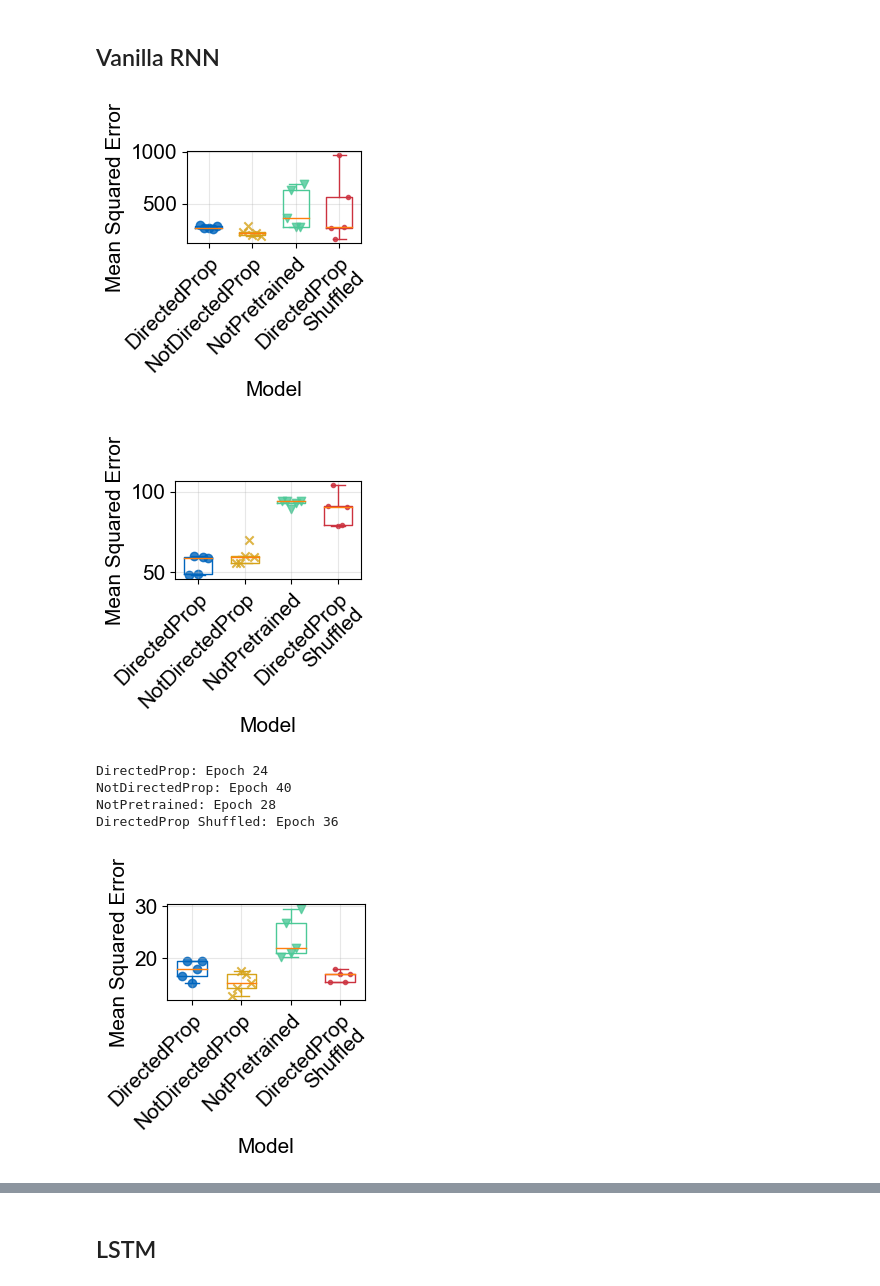
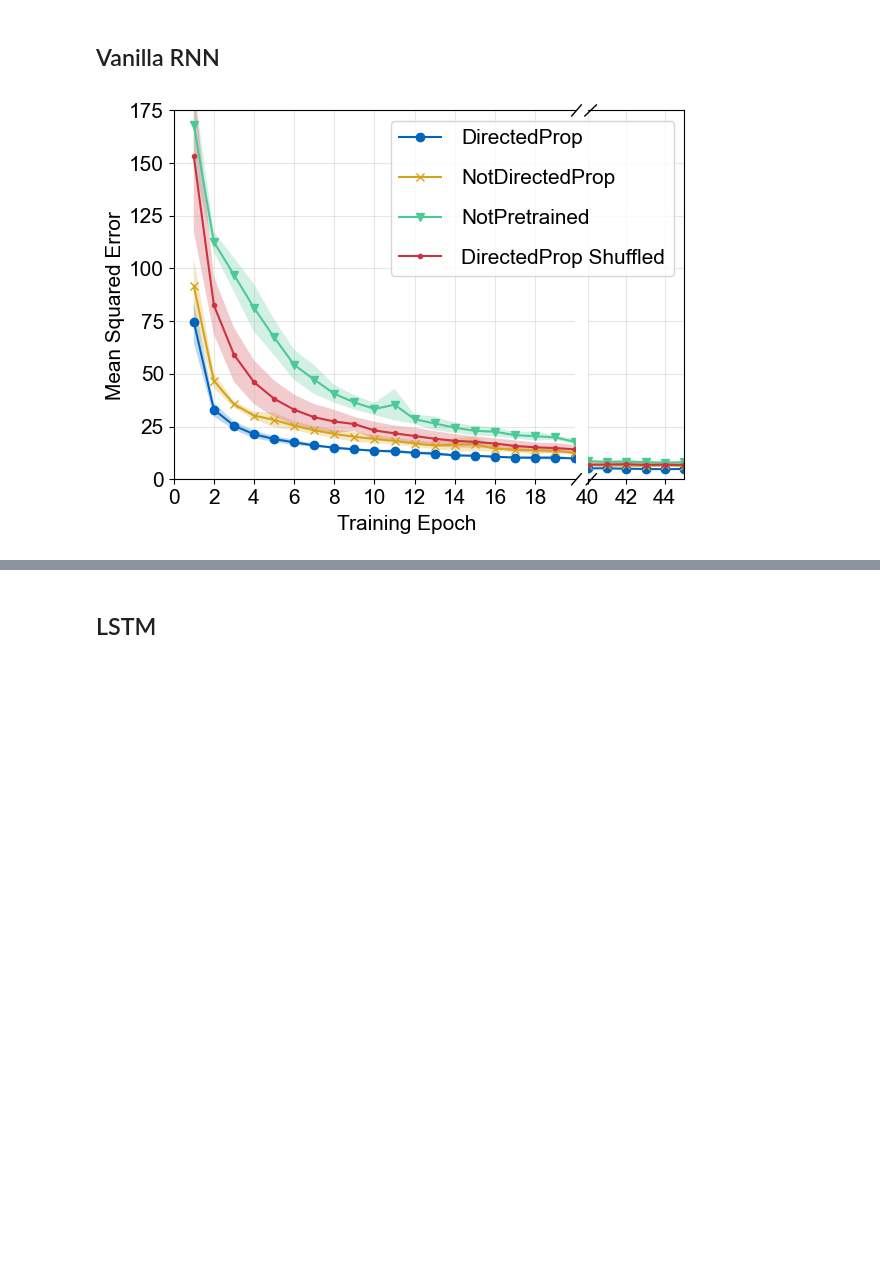
Before and after one commit to comp-neural-circuits/pre-training-ANNs-with-retinal-waves, a Jupyter notebook: evaluation/plot_performance_trajectories.ipynb, the cells around one changed output, grey strips where cells are left out. Saved outputs shown, nothing was run; the diff lists cells and outputs as text; code cells hidden in the pictures; blank space fills up the shorter version.

```diff
--- a/evaluation/plot_performance_trajectories.ipynb
+++ b/evaluation/plot_performance_trajectories.ipynb
@@ -10,32 +10,27 @@ import config # contains the paths to the data
 # %% [markdown]
 ## Vanilla RNN
 # %%
-RNN_parent_dir = f'{config.project_dir}/01_Output/Training_Output/NI_Maze_Dataset/RNN'
+RNN_parent_dir = f'{config.project_dir}/Output/NI_maze/RNN'
 RNN_model_dirs = ['Pretrained_Directional', 'Pretrained_Godfrey', 'No_Pretraining', 'Shuffled_Directional']
 RNN_model_names = ['DirectedProp', 'NotDirectedProp', 'NotPretrained', 'DirectedProp Shuffled']
 RNN_model_designs = [{'color': '#0065bd', 'marker': 'o'},
                      {'color': '#d6a319', 'marker': 'x'},
                      {'color': '#4cc997', 'marker': 'v'},
                      {'color': '#cc323f', 'marker': '.'}]
-RNN_save_path = "figures/Figure_2/RNN"
+RNN_save_path = "figures_revisions/Figure_2"
 # %%
-for epoch in [0, 1, 'max']:
-    boxplots_one_epoch(epoch=epoch,
-                       parent_dir=RNN_parent_dir,
-                       model_dirs=RNN_model_dirs,
-                       model_names=RNN_model_names,
-                       model_designs=RNN_model_designs,
-                       save_path=RNN_save_path,
-                       cell_type='RNN',
-                       measurement='loss',
-                       ylim='auto',
-                       show_legend=False)
+plot_mse_with_break(parent_dir=RNN_parent_dir,
+                    model_dirs=RNN_model_dirs,
+                    model_names=RNN_model_names,
+                    model_designs=RNN_model_designs,
+                    save_path=RNN_save_path,
+                    cell_type='RNN',
+                    dataset='train',
+                    ylim=(0,175),
+                    figsize=(6,4.5),
+                    start_break=20,
+                    end_break=40,
+                    width_ratios=[5,1.2])
 # %% [output]
-[figure, old version]
+[figure, new version]
-[figure, removed]
-DirectedProp: Epoch 24
-NotDirectedProp: Epoch 40
-NotPretrained: Epoch 28
-DirectedProp Shuffled: Epoch 36
-[figure, removed]
 # %%
```
Also changed, not shown: parts of 49 cells of this notebook, 4 other files.
